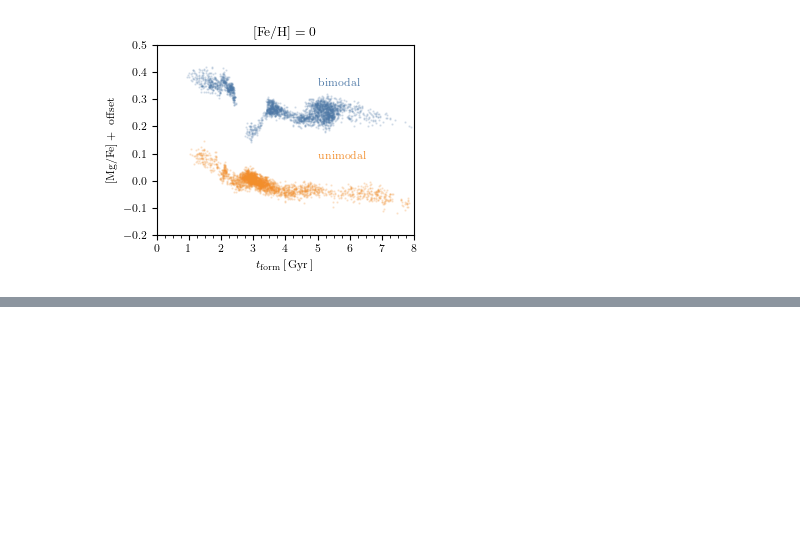
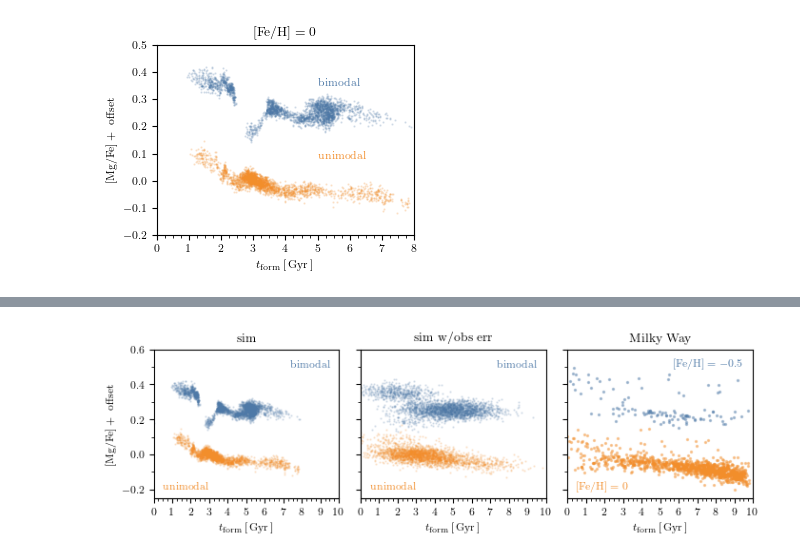
Before and after one commit to gusbeane/GSEgas, a Jupyter notebook: plots/alpha_vs_tform/alpha_vs_tform.ipynb, the cells around one changed output, grey strips where cells are left out. Cells and saved outputs as stored; diff of their text form; code cells hidden in the pictures; blank space fills up the shorter version.

```diff
--- a/plots/alpha_vs_tform/alpha_vs_tform.ipynb
+++ b/plots/alpha_vs_tform/alpha_vs_tform.ipynb
@@ -117,0 +398,77 @@ fig.savefig('alpha_vs_tform.pdf')
+# %%
+# same plot with errors
+
+fig, axs = plt.subplots(1, 3, figsize=(textwidth, 0.7*columnwidth), sharex=True, sharey=True)
+
+logFeH0 = 0
+dlogFeH = 0.05
+s=0.4
+
+# bimodal sim
+offset = 0
+data = extract_sim_data(gal0)
+key = np.logical_and(data['logFeH'] > logFeH0 - dlogFeH/2, data['logFeH'] < logFeH0 + dlogFeH/2)
+axs[0].scatter(data['tform'][key], data['logMgFe'][key]+offset, c=tb_c[0], s=s, alpha=0.2, label='bimodal')
+
+data['tform'] = np.random.normal(data['tform'], 1)
+data['logFeH'] = np.random.normal(data['logFeH'], 0.0075)
+data['logMgFe'] = np.random.normal(data['logMgFe'], 0.012)
+key = np.logical_and(data['logFeH'] > logFeH0 - dlogFeH/2, data['logFeH'] < logFeH0 + dlogFeH/2)
+axs[1].scatter(data['tform'][key], data['logMgFe'][key]+offset, c=tb_c[0], s=s, alpha=0.2, label='bimodal')
+
+# unimodal sim
+offset = -0.3
+data = extract_sim_data(gal1)
+key = np.logical_and(data['logFeH'] > logFeH0 - dlogFeH/2, data['logFeH'] < logFeH0 + dlogFeH/2)
+axs[0].scatter(data['tform'][key], data['logMgFe'][key]+offset, c=tb_c[1], s=s, alpha=0.2, label='bimodal')
+
+data['tform'] = np.random.normal(data['tform'], 1.0)
+data['logFeH'] = np.random.normal(data['logFeH'], 0.0075)
+data['logMgFe'] = np.random.normal(data['logMgFe'], 0.012)
+key = np.logical_and(data['logFeH'] > logFeH0 - dlogFeH/2, data['logFeH'] < logFeH0 + dlogFeH/2)
+axs[1].scatter(data['tform'][key], data['logMgFe'][key]+offset, c=tb_c[1], s=s, alpha=0.2, label='unimodal')
+
+# data
+s=2
+alpha=0.4
+offset = 0.1
+logFeH0 = -0.5
+dlogFeH = 0.2
+key = np.logical_and(MWdat['logFeH'] > logFeH0 - dlogFeH/2, MWdat['logFeH'] < logFeH0 + dlogFeH/2)
+axs[2].scatter(10-MWdat['ages'][key], MWdat['logMgFe'][key]+offset, c=tb_c[0], s=s, alpha=alpha, label='APOKASC3')
+
+offset = -0.1
+logFeH0 = 0.
+dlogFeH = 0.2
+key = np.logical_and(MWdat['logFeH'] > logFeH0 - dlogFeH/2, MWdat['logFeH'] < logFeH0 + dlogFeH/2)
+axs[2].scatter(10-MWdat['ages'][key], MWdat['logMgFe'][key]+offset, c=tb_c[1], s=s, alpha=alpha, label='APOKASC3')
+
+# ax.set(xlim=(0, 8), ylim=(-0.1, 0.5), title=r'$-0.3 < [\textrm{Fe}/\textrm{H}] < -0.2$')
+axs[0].set(xlim=(0, 10), ylim=(-0.25, 0.6))#, title=r'$[\textrm{Fe}/\textrm{H}] = 0$')
+# axs[0].set(xlabel=r'$t_{\textrm{form}}\,[\,\textrm{Gyr}\,]$', ylabel=r'$[\textrm{Mg}/\textrm{Fe}] + \textrm{ offset}$')
+axs[0].set(ylabel=r'$[\textrm{Mg}/\textrm{Fe}] + \textrm{ offset}$')
+axs[0].text(9.5, 0.5, r'$\textrm{bimodal}$', c=tb_c[0], ha='right')
+axs[0].text(0.5, -0.2, r'$\textrm{unimodal}$', c=tb_c[1])
+axs[0].set(xticks=np.arange(0, 10+1, 1), yticks=np.arange(-0.2, 0.6+0.2, 0.2))
+axs[0].set_yticks(np.arange(-0.2, 0.6+0.1, 0.1), minor=True)
+axs[0].set_xticks(np.arange(0, 10+0.25, 0.25), minor=True)
+axs[0].set(xlabel=r'$t_{\textrm{form}}\,[\,\textrm{Gyr}\,]$', ylabel=r'$[\textrm{Mg}/\textrm{Fe}] + \textrm{ offset}$')
+
+
+axs[1].set(xlabel=r'$t_{\textrm{form}}\,[\,\textrm{Gyr}\,]$')
+axs[1].text(9.5, 0.5, r'$\textrm{bimodal}$', c=tb_c[0], ha='right')
+axs[1].text(0.5, -0.2, r'$\textrm{unimodal}$', c=tb_c[1])
+
+axs[2].set(xlabel=r'$t_{\textrm{form}}\,[\,\textrm{Gyr}\,]$')
+axs[2].text(9.5, 0.5, r'$[\textrm{Fe}/\textrm{H}]=-0.5$', ha='right', c=tb_c[0])
+axs[2].text(0.5, -0.2, r'$[\textrm{Fe}/\textrm{H}]=0$', c=tb_c[1])
+
+axs[0].set_title(r'$\textrm{sim}$')
+axs[1].set_title(r'$\textrm{sim w/obs err}$')
+axs[2].set_title(r'$\textrm{Milky Way}$')
+
+# ax.legend(frameon=False)
+fig.tight_layout()
+fig.savefig('alpha_vs_tform_obserr.pdf')
+# %% [output]
+[figure, added]
```
Also changed, not shown: parts of 12 cells of this notebook, 2 other files.
